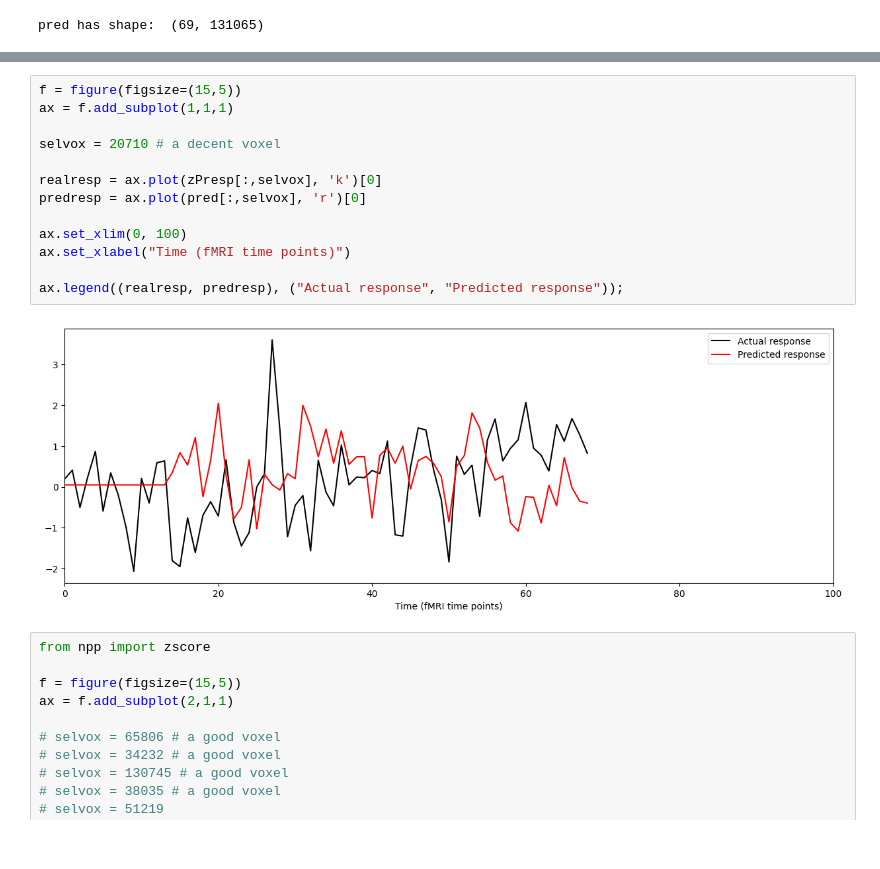
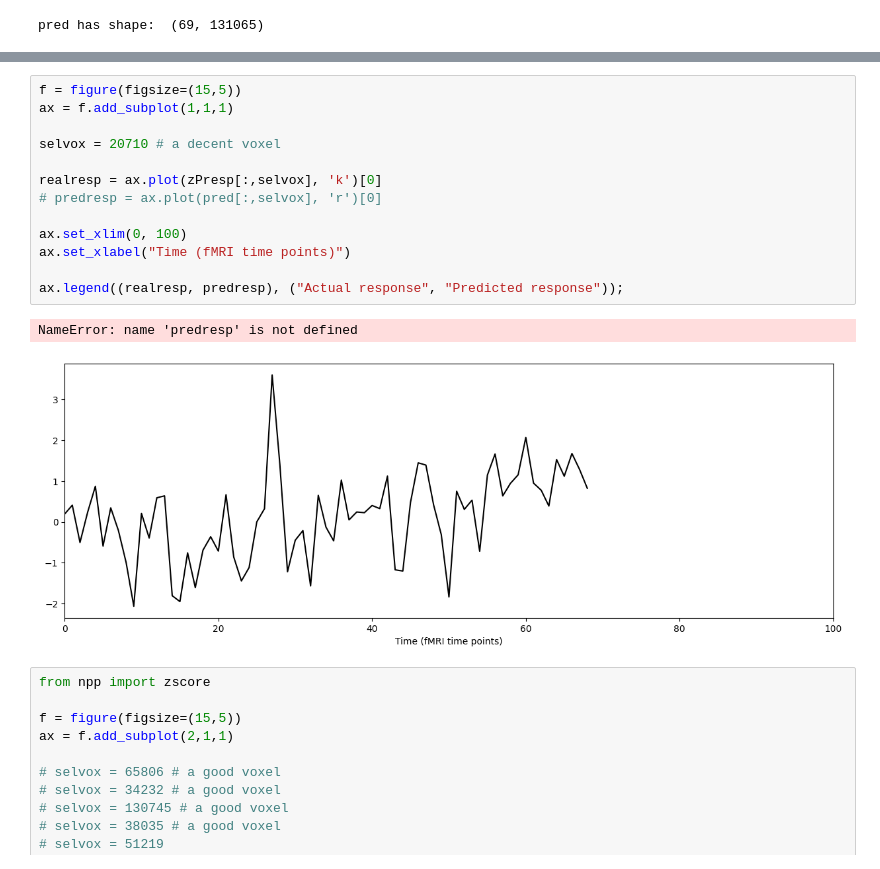
Before and after one commit to largehappygroup/fmri_model, a Jupyter notebook: analysis/fir/fir_test.ipynb, the cells around one changed output, grey strips where cells are left out. Drawn from its saved outputs; the diff is of its cells as text.

```diff
--- a/analysis/fir/fir_test.ipynb
+++ b/analysis/fir/fir_test.ipynb
@@ -168,18 +167,19 @@ np.where(corr > 0.75)
 # %%
 f = figure(figsize=(15,5))
 ax = f.add_subplot(1,1,1)
 
 selvox = 20710 # a decent voxel
 
 realresp = ax.plot(zPresp[:,selvox], 'k')[0]
-predresp = ax.plot(pred[:,selvox], 'r')[0]
+# predresp = ax.plot(pred[:,selvox], 'r')[0]
 
 ax.set_xlim(0, 100)
 ax.set_xlabel("Time (fMRI time points)")
 
 ax.legend((realresp, predresp), ("Actual response", "Predicted response"));
 # %% [output]
+NameError: name 'predresp' is not defined
-[figure, old version]
+[figure, new version]
 # %%
 from npp import zscore
 
```
Also changed, not shown: parts of 2 cells of this notebook, 2 other files.
